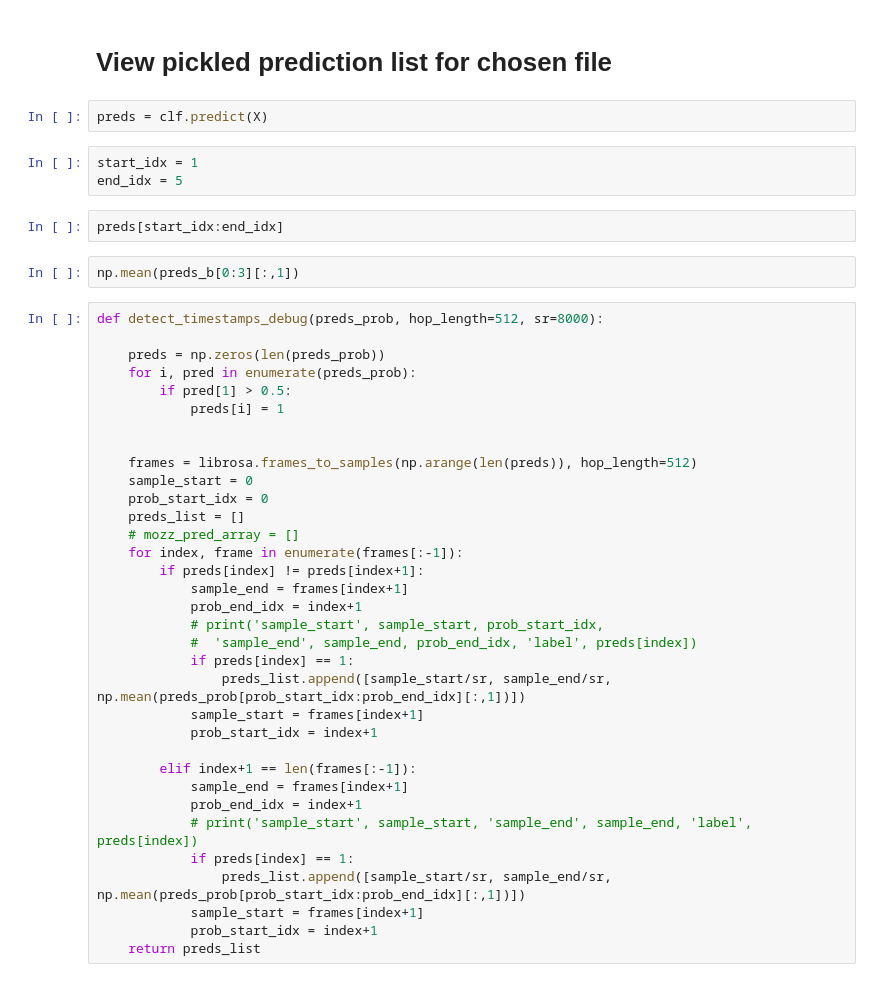
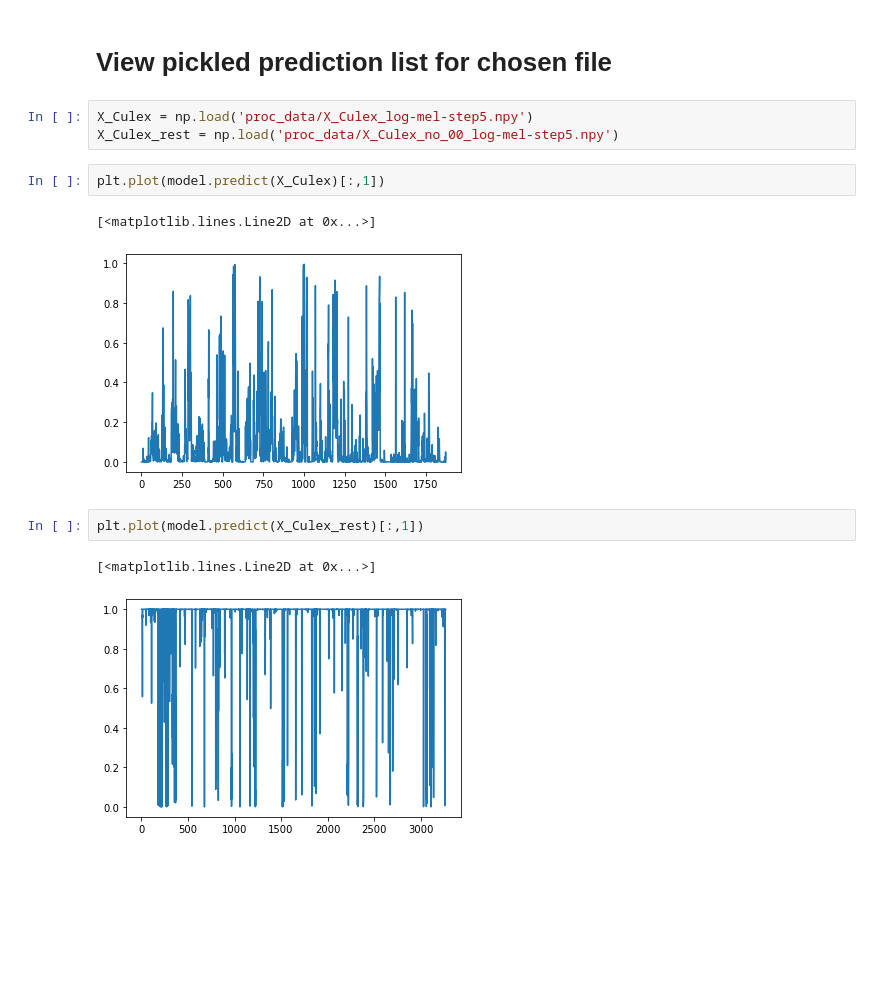
Before and after one commit to HumBug-Mosquito/MozzBNN, a Jupyter notebook: Code/notebooks/VAD_detector_pipeline.ipynb, the cells around one changed output. Cells and saved outputs as stored; diff of their text form; blank space fills up the shorter version.

```diff
--- a/Code/notebooks/VAD_detector_pipeline.ipynb
+++ b/Code/notebooks/VAD_detector_pipeline.ipynb
@@ -258,45 +306,15 @@ D:/Postdoc/MozzDetectorTestingSQL/Code/notebooks/proc_data/label_out/debug/thai/
 # %% [markdown]
 # View pickled prediction list for chosen file
-# %%
-preds = clf.predict(X)
-# %%
-start_idx = 1
-end_idx = 5
-# %%
-preds[start_idx:end_idx]
-# %%
-np.mean(preds_b[0:3][:,1])
-# %%
-def detect_timestamps_debug(preds_prob, hop_length=512, sr=8000):
-
-    preds = np.zeros(len(preds_prob))
-    for i, pred in enumerate(preds_prob):
-        if pred[1] > 0.5:
-            preds[i] = 1
-
-
-    frames = librosa.frames_to_samples(np.arange(len(preds)), hop_length=512)
-    sample_start = 0
-    prob_start_idx = 0
-    preds_list = []
-    # mozz_pred_array = []
-    for index, frame in enumerate(frames[:-1]):
-        if preds[index] != preds[index+1]:
-            sample_end = frames[index+1]
-            prob_end_idx = index+1
-            # print('sample_start', sample_start, prob_start_idx,
-            #  'sample_end', sample_end, prob_end_idx, 'label', preds[index])
-            if preds[index] == 1:
-                preds_list.append([sample_start/sr, sample_end/sr, np.mean(preds_prob[prob_start_idx:prob_end_idx][:,1])])
-            sample_start = frames[index+1]
-            prob_start_idx = index+1
-
-        elif index+1 == len(frames[:-1]):
-            sample_end = frames[index+1]
-            prob_end_idx = index+1
-            # print('sample_start', sample_start, 'sample_end', sample_end, 'label', preds[index])
-            if preds[index] == 1:
-                preds_list.append([sample_start/sr, sample_end/sr, np.mean(preds_prob[prob_start_idx:prob_end_idx][:,1])])
-            sample_start = frames[index+1]
-            prob_start_idx = index+1
-    return preds_list
+# %%
+X_Culex = np.load('proc_data/X_Culex_log-mel-step5.npy')
+X_Culex_rest = np.load('proc_data/X_Culex_no_00_log-mel-step5.npy')
+# %%
+plt.plot(model.predict(X_Culex)[:,1])
+# %% [output]
+[<matplotlib.lines.Line2D at 0x...>]
+[figure, added]
+# %%
+plt.plot(model.predict(X_Culex_rest)[:,1])
+# %% [output]
+[<matplotlib.lines.Line2D at 0x...>]
+[figure, added]
```
Also changed, not shown: parts of 7 cells of this notebook.
